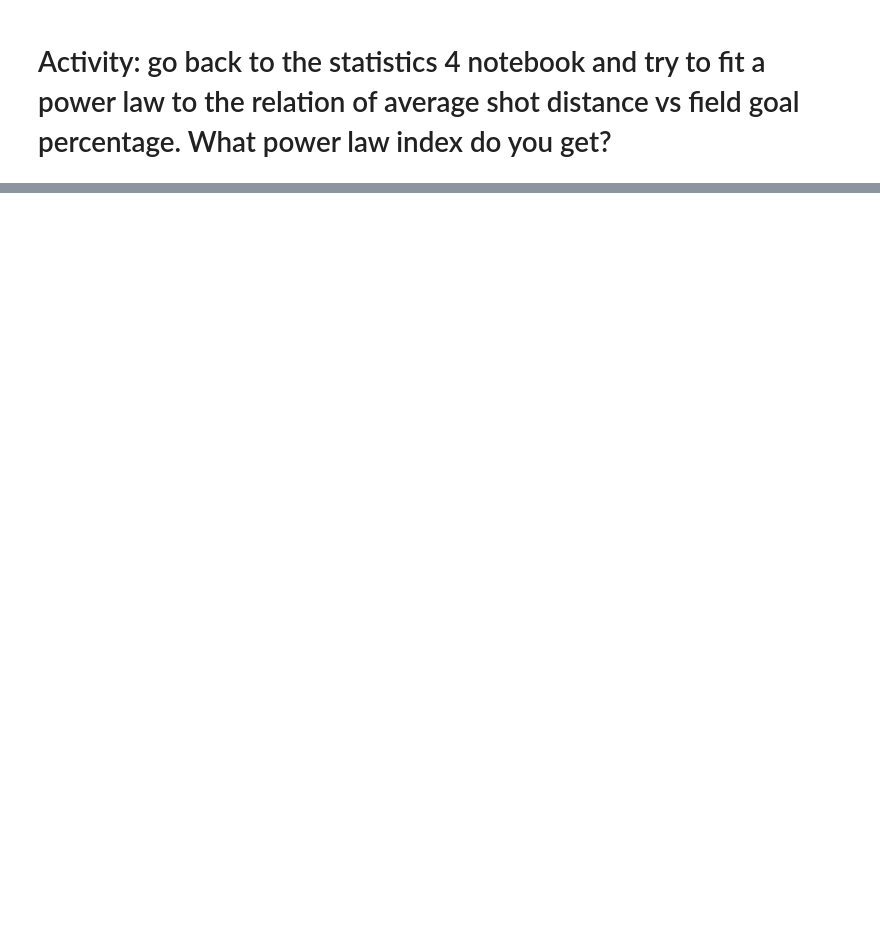
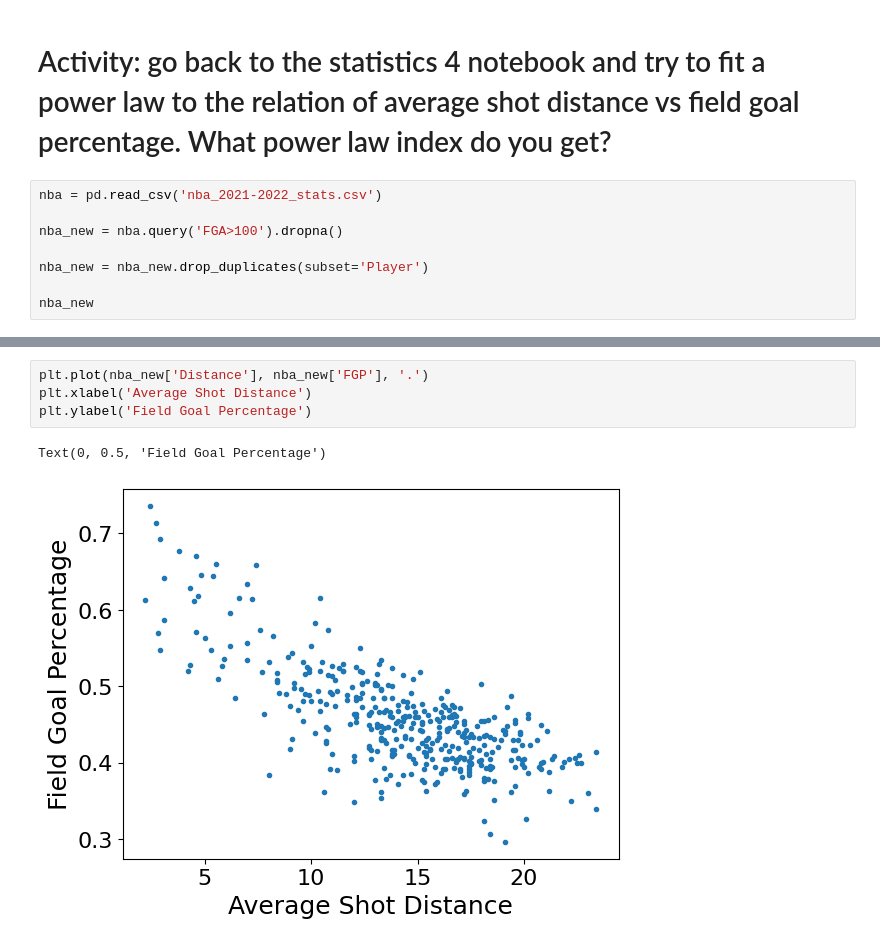
Before and after one commit to walipalmer/CFR-2024, a Jupyter notebook: module_stats/statistics5.ipynb, the cells around one changed output, grey strips where cells are left out. Cells and saved outputs as stored; diff of their text form; blank space fills up the shorter version.

Commit message:
updated the end of stats 5 module to include the solution

```diff
--- a/module_stats/statistics5.ipynb
+++ b/module_stats/statistics5.ipynb
@@ -390,2 +401,10 @@ ave_cat[ave_cat['body_mass']>]
 # %% [markdown]
 # Activity: go back to the statistics 4 notebook and try to fit a power law to the relation of average shot distance vs field goal percentage. What power law index do you get?
+# %%
+nba = pd.read_csv('nba_2021-2022_stats.csv')
+
+nba_new = nba.query('FGA>100').dropna()
+
+nba_new = nba_new.drop_duplicates(subset='Player')
+
+nba_new
@@ -391,0 +425,7 @@ ave_cat[ave_cat['body_mass']>]
+# %%
+plt.plot(nba_new['Distance'], nba_new['FGP'], '.')
+plt.xlabel('Average Shot Distance')
+plt.ylabel('Field Goal Percentage')
+# %% [output]
+Text(0, 0.5, 'Field Goal Percentage')
+[figure, added]
```
Also changed, not shown: parts of 10 cells of this notebook, 1 other file.
